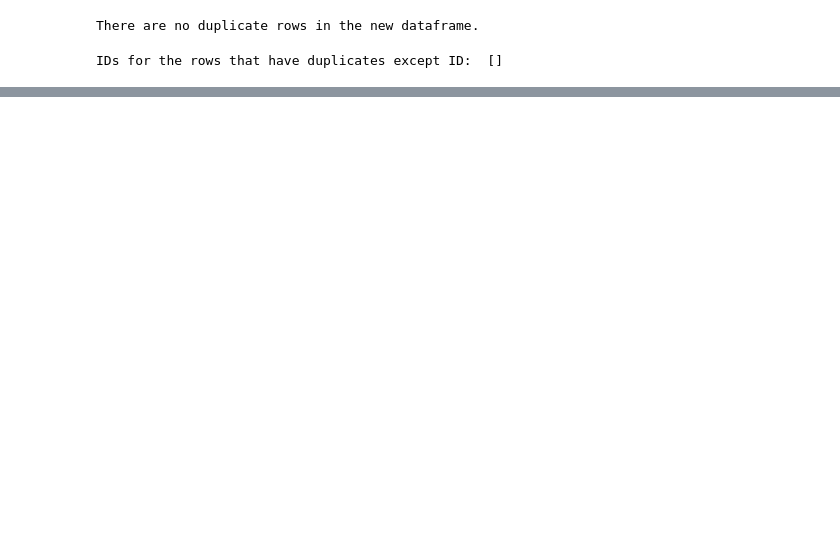
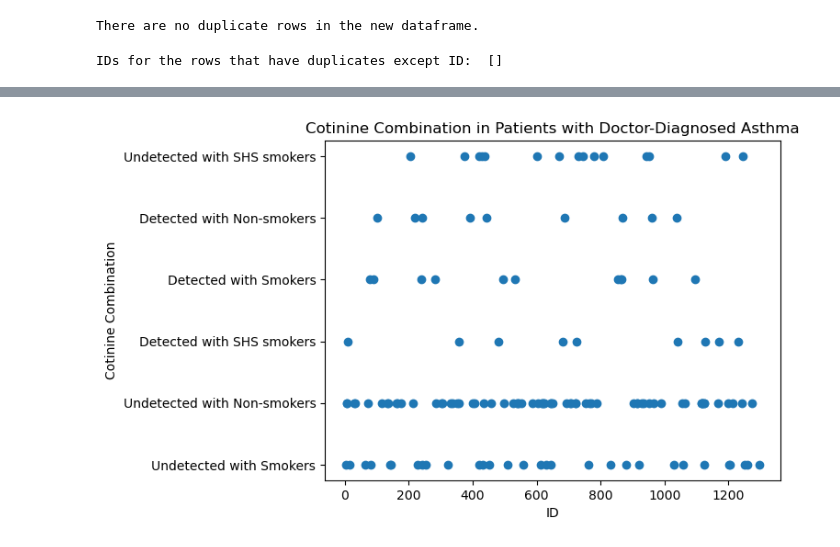
Before and after one commit to kayojoru/BMI6016A1, a Jupyter notebook: a1.ipynb, the cells around one changed output, grey strips where cells are left out. Saved outputs shown, nothing was run; the diff lists cells and outputs as text; code cells hidden in the pictures; blank space fills up the shorter version.

```diff
--- a/a1.ipynb
+++ b/a1.ipynb
@@ -280,0 +344,32 @@ IDs for the rows that have duplicates except ID:  []
+# %%
+def combine_cotinine(row):
+  # get the values of the two columns
+  sdich = row['hs_cotinine_cdich_None']
+  mcat = row['hs_cotinine_mcat_None']
+
+  # check the conditions and return the corresponding value
+  if sdich == 'Detected':
+    if mcat == 'Smokers':
+      return 'Detected with Smokers'
+    elif mcat == 'Non-smokers':
+      return 'Detected with Non-smokers'
+    elif mcat == 'SHS smokers':
+      return 'Detected with SHS smokers'
+    else:
+      return 'Unknown'
+  elif sdich == 'Undetected':
+    if mcat == 'Smokers':
+      return 'Undetected with Smokers'
+    elif mcat == 'Non-smokers':
+      return 'Undetected with Non-smokers'
+    elif mcat == 'SHS smokers':
+      return 'Undetected with SHS smokers'
+    else:
+      return 'Unknown'
+  else:
+    return 'Unknown'
+
+# apply the function to each row and assign the result to the new column
+df4['cotinine_combination'] = df4.apply(combine_cotinine, axis=1)
+
+print(df4['cotinine_combination'].value_counts())
@@ -280,0 +386,12 @@ IDs for the rows that have duplicates except ID:  []
+# %%
+merged_df = df2.merge(df4, on='ID')
+# %%
+asthma_patients = merged_df[merged_df['hs_asthma'] == 1]
+# %%
+plt.scatter(asthma_patients.index, asthma_patients['cotinine_combination'])
+plt.ylabel('Cotinine Combination')
+plt.xlabel('ID')
+plt.title('Cotinine Combination in Patients with Doctor-Diagnosed Asthma')
+plt.show()
+# %% [output]
+[figure, added]
```
Also changed, not shown: parts of 17 cells of this notebook, 2 other files.
